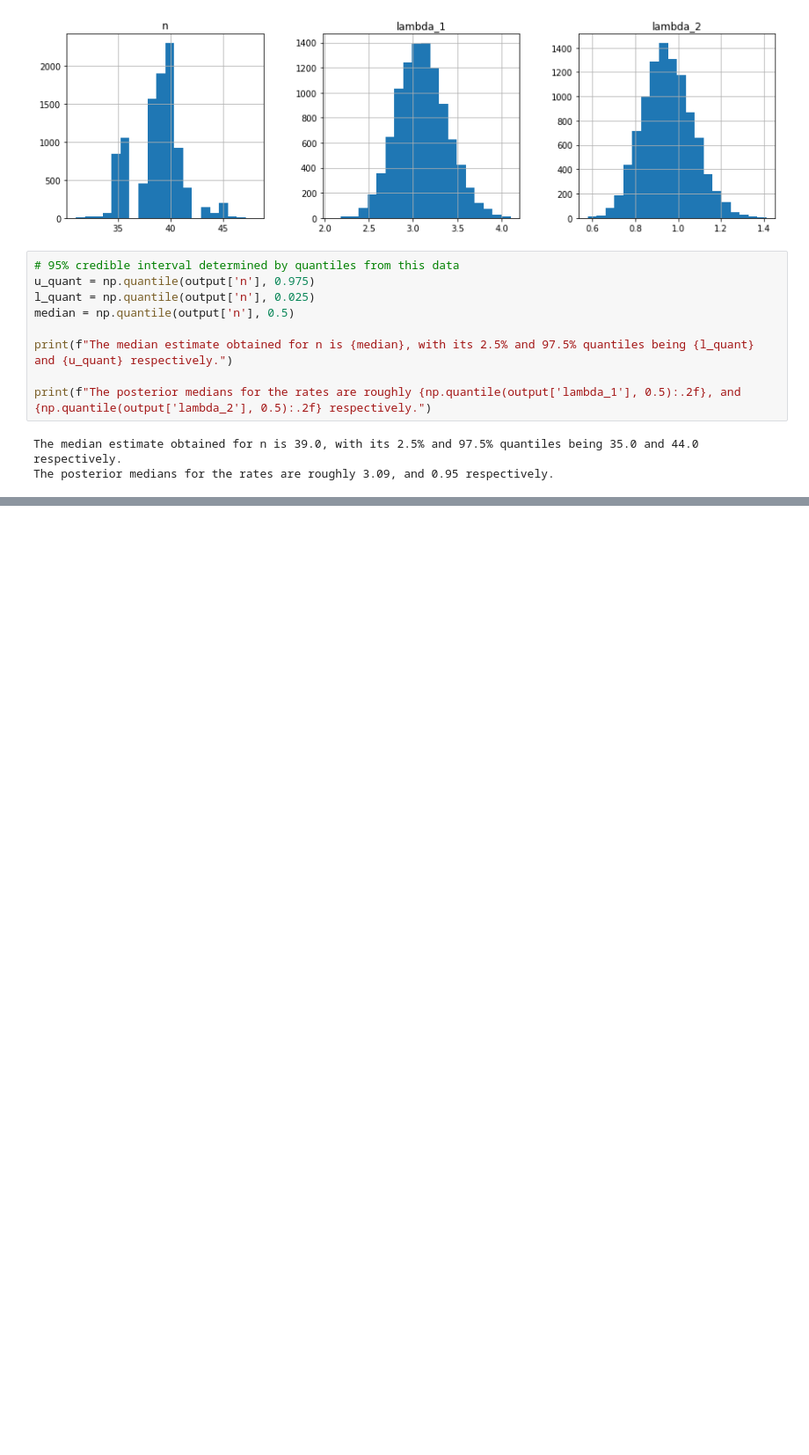
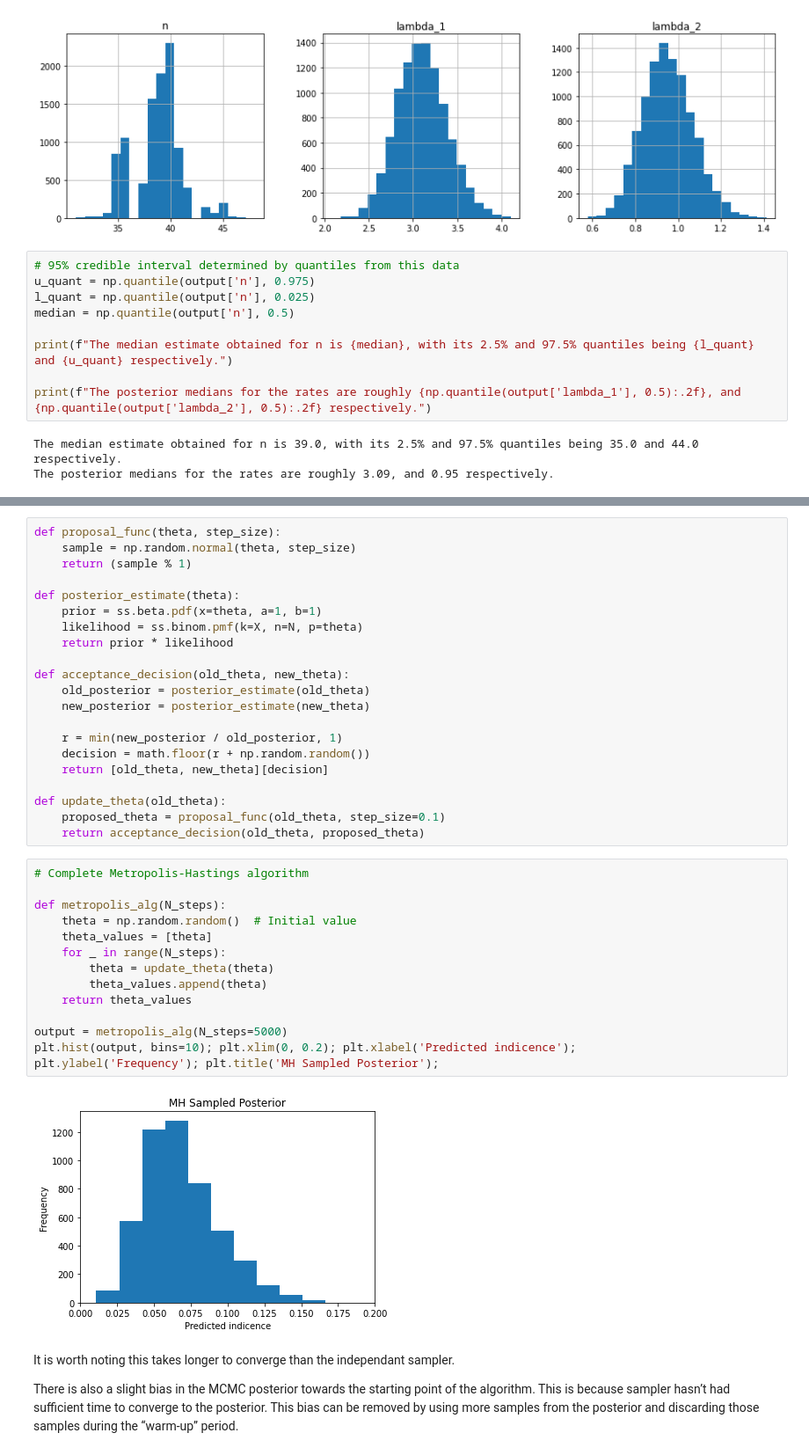
Before and after one commit to KCGallagher/periodic-sampling, a Jupyter notebook: periodic_sampling/gibbs_sampler/exampler.ipynb, the cells around one changed output, grey strips where cells are left out. Shown at 88% size. Drawn from its saved outputs; the diff is of its cells as text; blank space fills up the shorter version.

Commit message:
Metropolis example (#13)

```diff
--- a/periodic_sampling/gibbs_sampler/exampler.ipynb
+++ b/periodic_sampling/gibbs_sampler/exampler.ipynb
@@ -211,0 +299,41 @@ The posterior medians for the rates are roughly 3.09, and 0.95 respectively.
+# %%
+def proposal_func(theta, step_size):
+    sample = np.random.normal(theta, step_size)
+    return (sample % 1)
+
+def posterior_estimate(theta):
+    prior = ss.beta.pdf(x=theta, a=1, b=1)
+    likelihood = ss.binom.pmf(k=X, n=N, p=theta)
+    return prior * likelihood
+
+def acceptance_decision(old_theta, new_theta):
+    old_posterior = posterior_estimate(old_theta)
+    new_posterior = posterior_estimate(new_theta)
+
+    r = min(new_posterior / old_posterior, 1)
+    decision = math.floor(r + np.random.random())
+    return [old_theta, new_theta][decision]
+
+def update_theta(old_theta):
+    proposed_theta = proposal_func(old_theta, step_size=0.1)
+    return acceptance_decision(old_theta, proposed_theta)
+# %%
+# Complete Metropolis-Hastings algorithm
+
+def metropolis_alg(N_steps):
+    theta = np.random.random()  # Initial value
+    theta_values = [theta]
+    for _ in range(N_steps):
+        theta = update_theta(theta)
+        theta_values.append(theta)
+    return theta_values
+
+output = metropolis_alg(N_steps=5000)
+plt.hist(output, bins=10); plt.xlim(0, 0.2); plt.xlabel('Predicted indicence');
+plt.ylabel('Frequency'); plt.title('MH Sampled Posterior');
+# %% [output]
+[figure, added]
+# %% [markdown]
+It is worth noting this takes longer to converge than the independant sampler.
+
+There is also a slight bias in the MCMC posterior towards the starting point of the algorithm. This is because sampler hasn’t had sufficient time to converge to the posterior. This bias can be removed by using more samples from the posterior and discarding those samples during the “warm-up” period.
```
Also changed, not shown: parts of 17 cells of this notebook.
